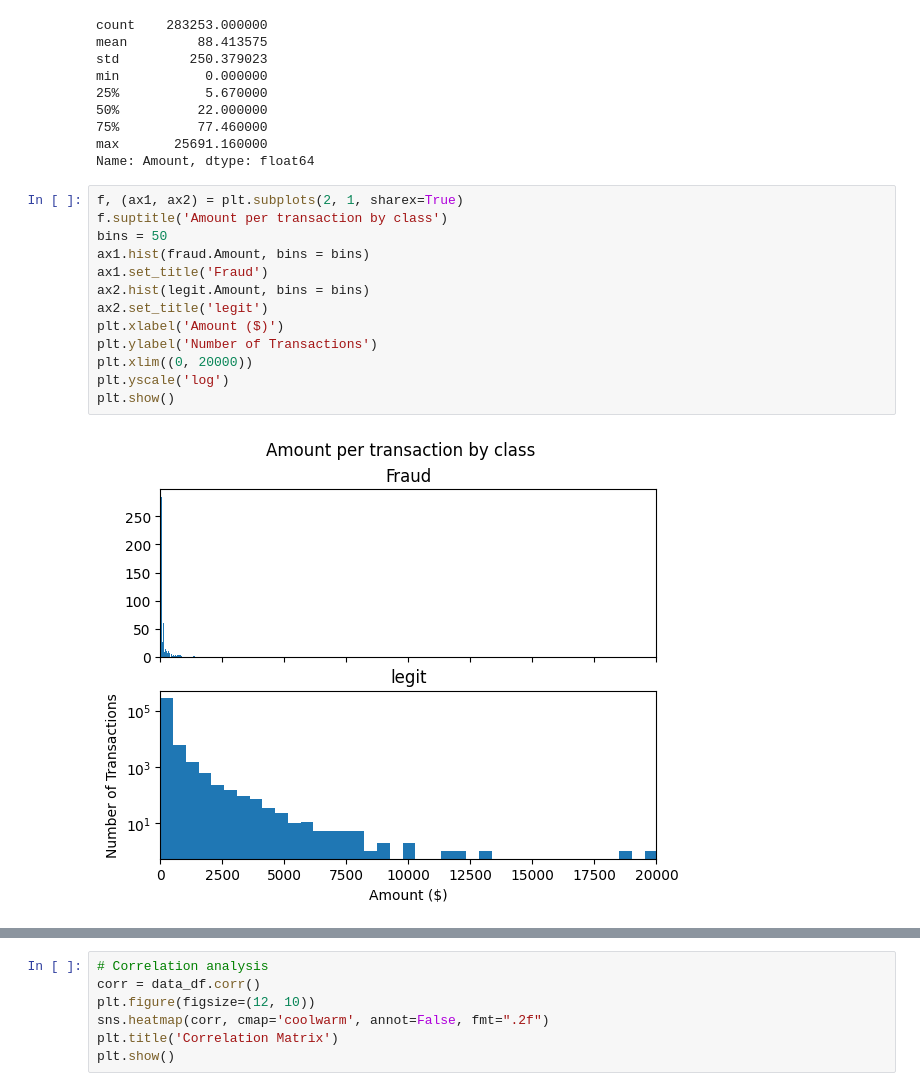
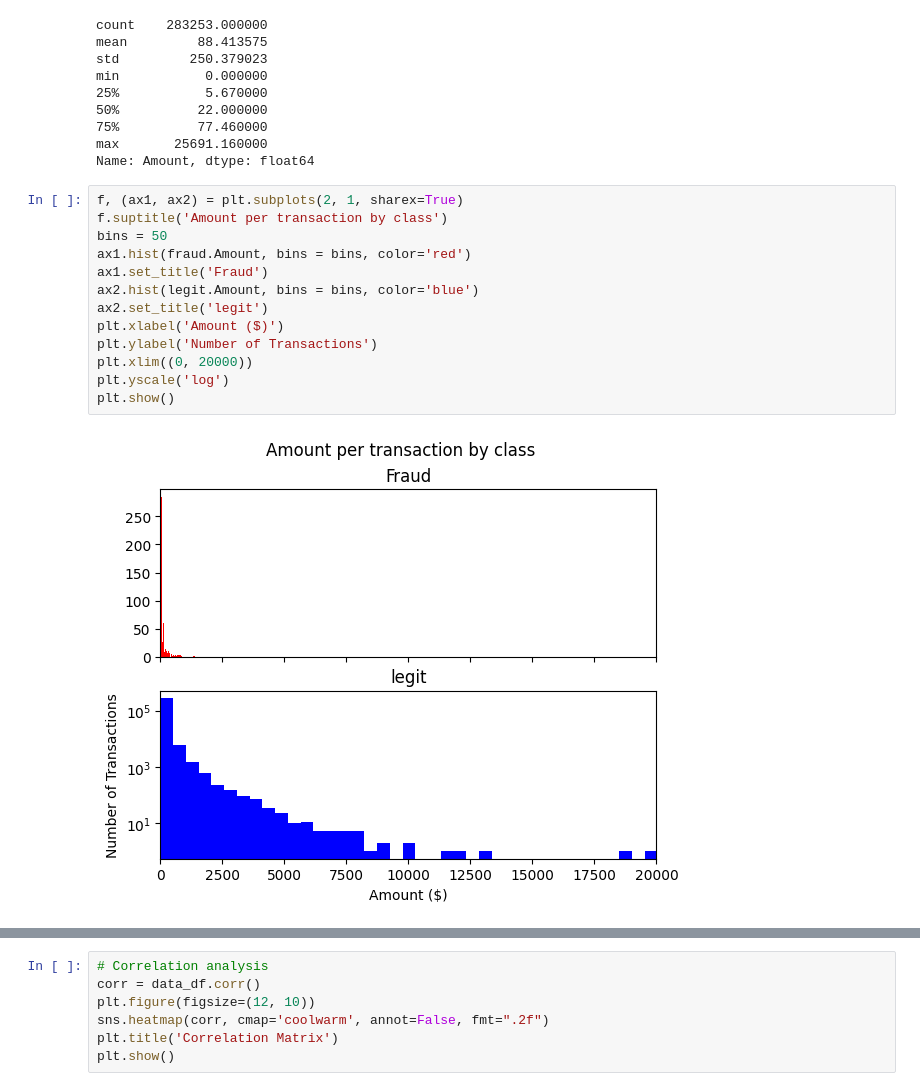
Before and after one commit to franchaise/project, a Jupyter notebook: credit_project.ipynb, the cells around one changed output, grey strips where cells are left out. Saved outputs shown, nothing was run; the diff lists cells and outputs as text.

```diff
--- a/credit_project.ipynb
+++ b/credit_project.ipynb
@@ -170,15 +149,15 @@ Name: Amount, dtype: float64
 # %%
 f, (ax1, ax2) = plt.subplots(2, 1, sharex=True)
 f.suptitle('Amount per transaction by class')
 bins = 50
-ax1.hist(fraud.Amount, bins = bins)
+ax1.hist(fraud.Amount, bins = bins, color='red')
 ax1.set_title('Fraud')
-ax2.hist(legit.Amount, bins = bins)
+ax2.hist(legit.Amount, bins = bins, color='blue')
 ax2.set_title('legit')
 plt.xlabel('Amount ($)')
 plt.ylabel('Number of Transactions')
 plt.xlim((0, 20000))
 plt.yscale('log')
 plt.show()
 # %% [output]
-[figure, old version]
+[figure, new version]
```
Also changed, not shown: parts of 16 cells of this notebook.
